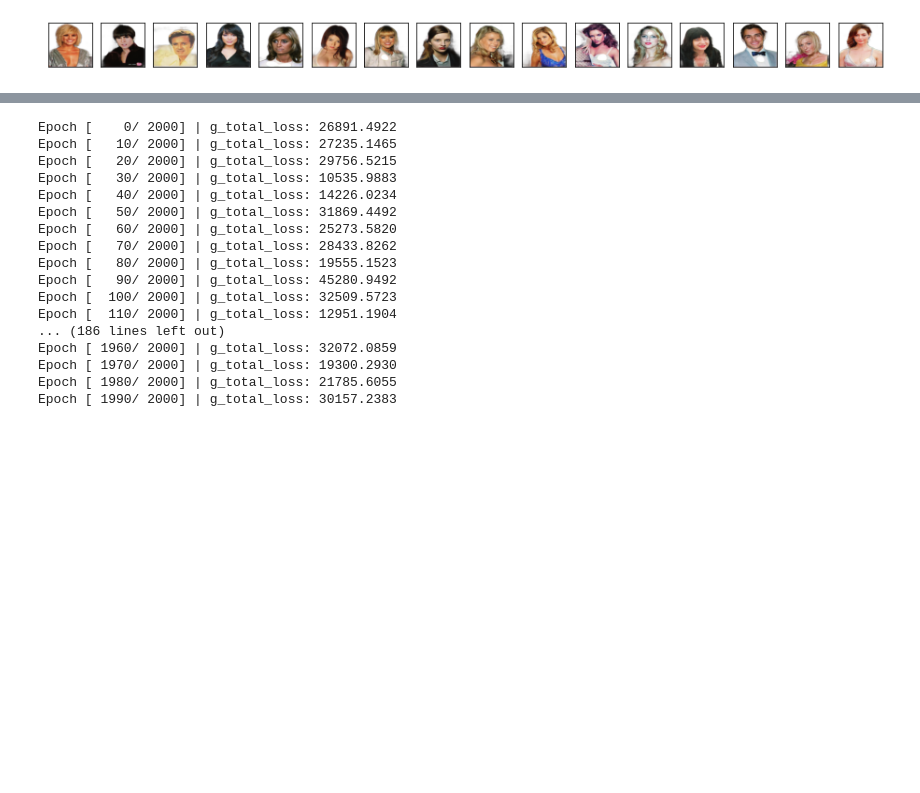
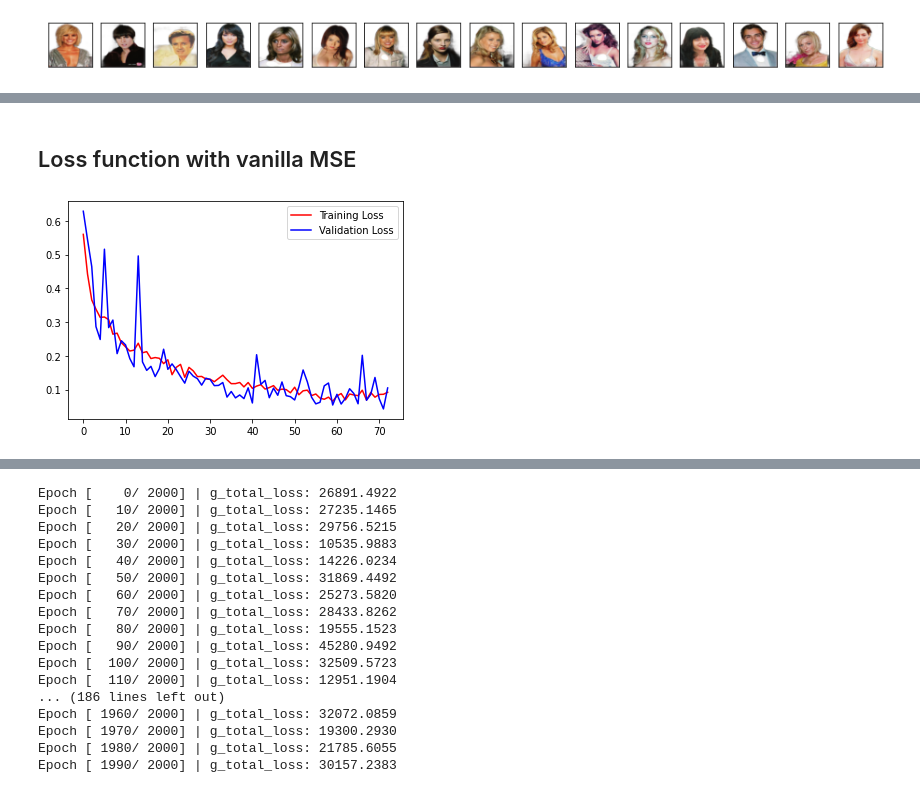
Before and after one commit to sanketsans/Image-Matting-U-Net, a Jupyter notebook: ImageMatting.ipynb, the cells around one changed output, grey strips where cells are left out. Cells and saved outputs as stored; diff of their text form; code cells hidden in the pictures; blank space fills up the shorter version.

```diff
--- a/ImageMatting.ipynb
+++ b/ImageMatting.ipynb
@@ -435,11 +458,12 @@ beta1= 0.5
 beta2= 0.99
 print_every = 10
 losses = []
+val_losses = []
 samples = []
 act_samples = []
 
 # Create optimizers for the generators and discriminators
-criterion = nn.MSELoss(reduction='sum')
+criterion = nn.MSELoss()
 g_optimizer = optim.Adam(G.parameters(), lr, [beta1, beta2])
 d_optimizer = optim.Adam(D.parameters(), lr, [beta1, beta2])
 # %%
@@ -549 +565,11 @@ Epoch [  990/ 1000] | g_total_loss: 26430.2734
+# %% [markdown]
+## Loss function with vanilla MSE
+# %%
+y = np.arange(len(losses))
+plt.plot(y, losses, 'r', label='Training Loss')
+plt.plot(y, val_losses, 'b', label="Validation Loss")
+plt.legend(loc='best')
+plt.show()
+# %% [output]
+[figure, added]
 # %%
```
Also changed, not shown: parts of 15 cells of this notebook.
